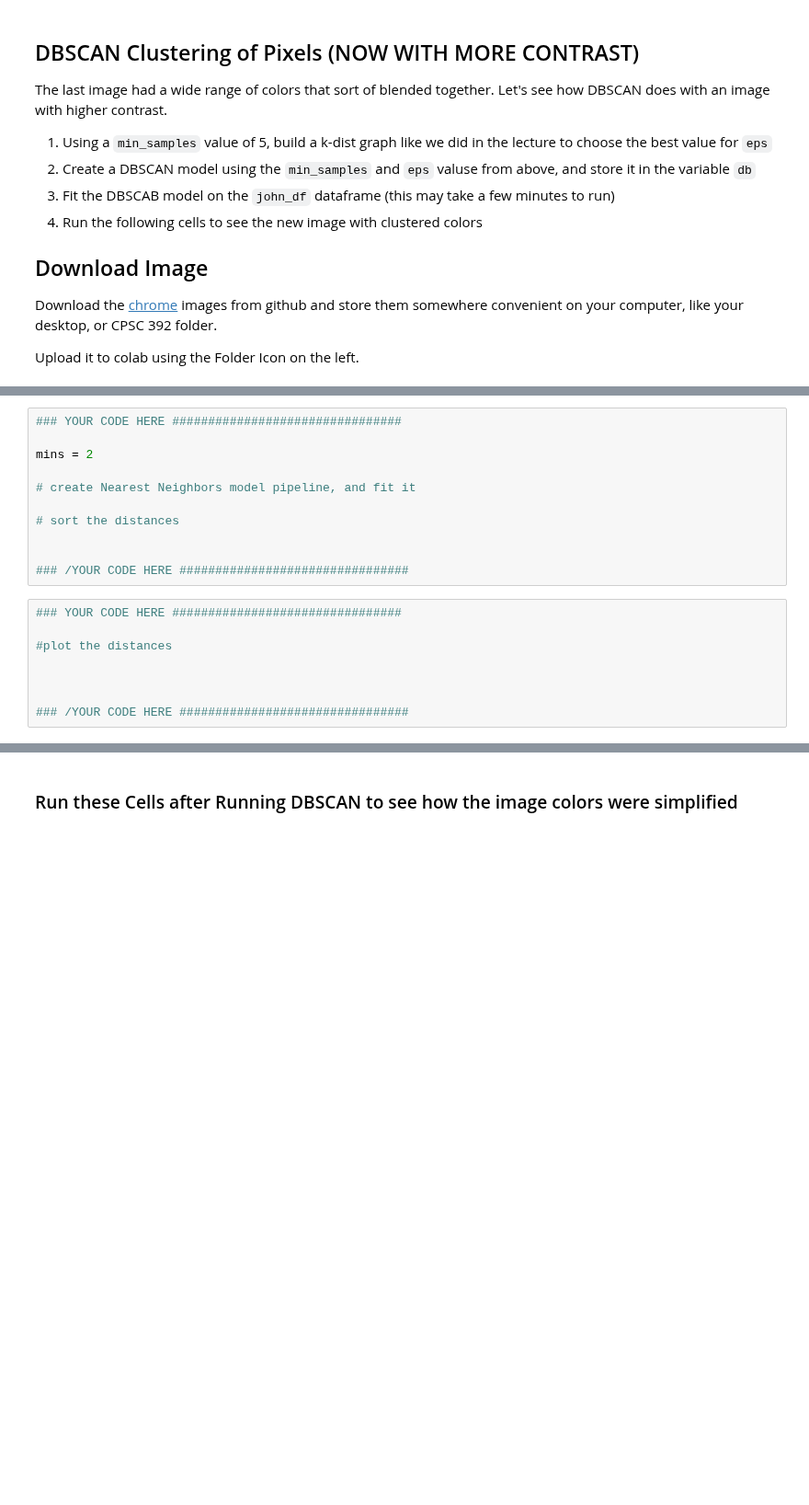
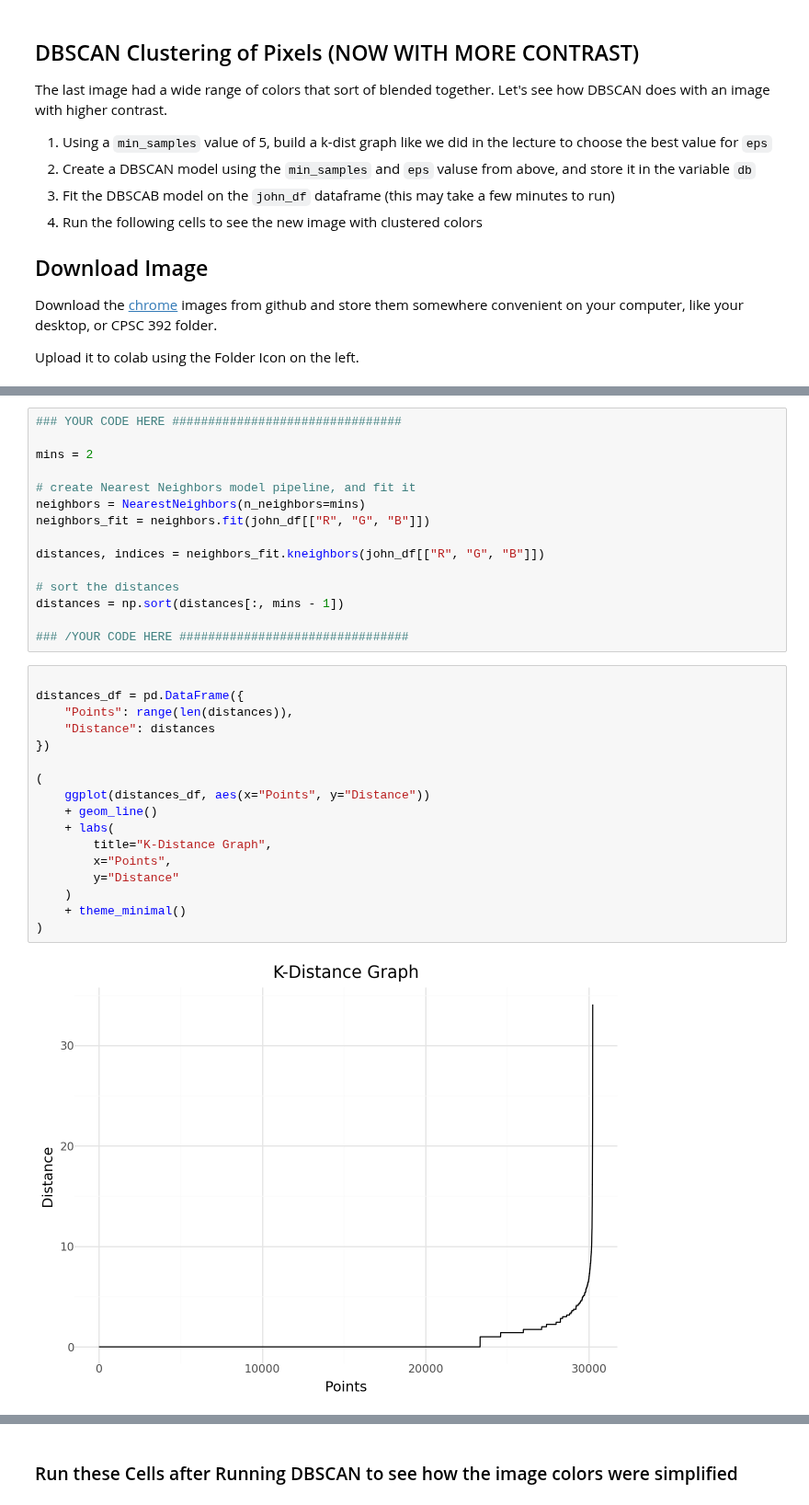
Before and after one commit to masonfarley18/CPSC-392, a Jupyter notebook: DBSCAN (1).ipynb, the cells around one changed output, grey strips where cells are left out. Shown at 92% size. Cells and saved outputs as stored; diff of their text form; blank space fills up the shorter version.

```diff
--- a/DBSCAN (1).ipynb
+++ b/DBSCAN (1).ipynb
@@ -373,19 +433,34 @@ john
 mins = 2
 
 # create Nearest Neighbors model pipeline, and fit it
+neighbors = NearestNeighbors(n_neighbors=mins)
+neighbors_fit = neighbors.fit(john_df[["R", "G", "B"]])
+
+distances, indices = neighbors_fit.kneighbors(john_df[["R", "G", "B"]])
 
 # sort the distances
-
+distances = np.sort(distances[:, mins - 1])
 
 ### /YOUR CODE HERE ################################
-# %%
-### YOUR CODE HERE ################################
-
-#plot the distances
-
-
-
-### /YOUR CODE HERE ################################
+# %%
+
+distances_df = pd.DataFrame({
+    "Points": range(len(distances)),
+    "Distance": distances
+})
+
+(
+    ggplot(distances_df, aes(x="Points", y="Distance"))
+    + geom_line()
+    + labs(
+        title="K-Distance Graph",
+        x="Points",
+        y="Distance"
+    )
+    + theme_minimal()
+)
+# %% [output]
+[figure, added]
 # %%
 ### YOUR CODE HERE ################################
 
```
Also changed, not shown: parts of 24 cells of this notebook.
